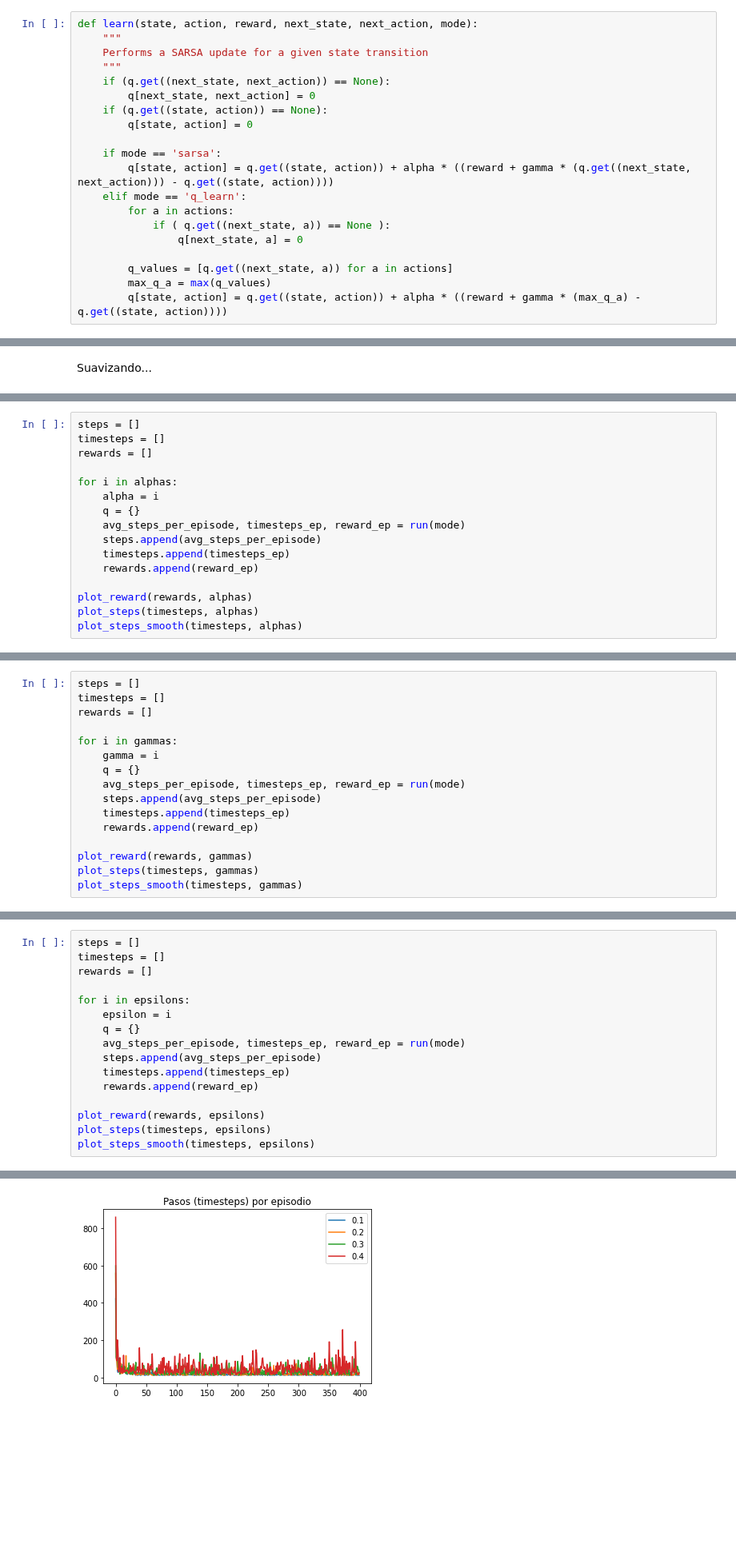
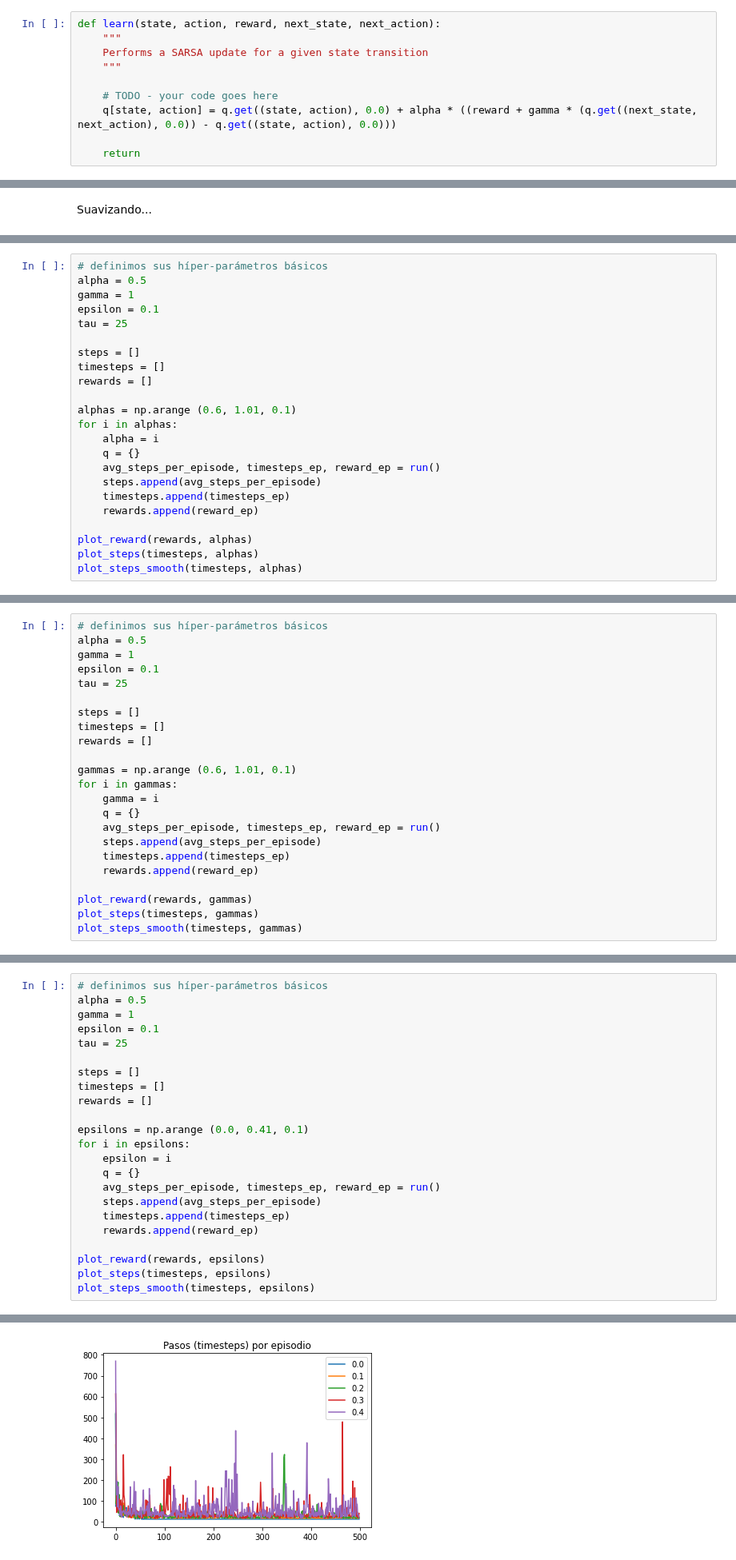
Before and after one commit to leoborgnino/AprendizajePorRefuerzos, a Jupyter notebook: lab_1_intro_rl.ipynb, the cells around one changed output, grey strips where cells are left out. Shown at 80% size. Cells and saved outputs as stored; diff of their text form; blank space fills up the shorter version.

```diff
--- a/lab_1_intro_rl.ipynb
+++ b/lab_1_intro_rl.ipynb
@@ -201,25 +238,15 @@ def choose_action(state):
 # %% [markdown]
 Definimos el esqueleto del método learn, el cuál toma una transición y cambia el dict de los valores de Q de acuerdo a algún algoritmo.
 # %%
-def learn(state, action, reward, next_state, next_action, mode):
+def learn(state, action, reward, next_state, next_action):
     """
     Performs a SARSA update for a given state transition
     """
-    if (q.get((next_state, next_action)) == None):
-        q[next_state, next_action] = 0
-    if (q.get((state, action)) == None):
-        q[state, action] = 0
 
-    if mode == 'sarsa':
-        q[state, action] = q.get((state, action)) + alpha * ((reward + gamma * (q.get((next_state, next_action))) - q.get((state, action))))
-    elif mode == 'q_learn':
-        for a in actions:
-            if ( q.get((next_state, a)) == None ):
-                q[next_state, a] = 0
+    # TODO - your code goes here
+    q[state, action] = q.get((state, action), 0.0) + alpha * ((reward + gamma * (q.get((next_state, next_action), 0.0)) - q.get((state, action), 0.0)))
 
-        q_values = [q.get((next_state, a)) for a in actions]
-        max_q_a = max(q_values)
-        q[state, action] = q.get((state, action)) + alpha * ((reward + gamma * (max_q_a) - q.get((state, action))))
+    return
 # %% [markdown]
 Finalmente, definimos el método principal de iteraciones.
 # %%
@@ -439,12 +549,19 @@ epsilons = np.arange (0.1, 0.4, 0.1)
 # %%
+# definimos sus híper-parámetros básicos
+alpha = 0.5
+gamma = 1
+epsilon = 0.1
+tau = 25
+
 steps = []
 timesteps = []
 rewards = []
 
+alphas = np.arange (0.6, 1.01, 0.1)
 for i in alphas:
     alpha = i
     q = {}
-    avg_steps_per_episode, timesteps_ep, reward_ep = run(mode)
+    avg_steps_per_episode, timesteps_ep, reward_ep = run()
     steps.append(avg_steps_per_episode)
     timesteps.append(timesteps_ep)
     rewards.append(reward_ep)
@@ -459,12 +578,19 @@ plot_steps_smooth(timesteps, alphas)
 # %%
+# definimos sus híper-parámetros básicos
+alpha = 0.5
+gamma = 1
+epsilon = 0.1
+tau = 25
+
 steps = []
 timesteps = []
 rewards = []
 
+gammas = np.arange (0.6, 1.01, 0.1)
 for i in gammas:
     gamma = i
     q = {}
-    avg_steps_per_episode, timesteps_ep, reward_ep = run(mode)
+    avg_steps_per_episode, timesteps_ep, reward_ep = run()
     steps.append(avg_steps_per_episode)
     timesteps.append(timesteps_ep)
     rewards.append(reward_ep)
@@ -479,12 +607,19 @@ plot_steps_smooth(timesteps, gammas)
 # %%
+# definimos sus híper-parámetros básicos
+alpha = 0.5
+gamma = 1
+epsilon = 0.1
+tau = 25
+
 steps = []
 timesteps = []
 rewards = []
 
+epsilons = np.arange (0.0, 0.41, 0.1)
 for i in epsilons:
     epsilon = i
     q = {}
-    avg_steps_per_episode, timesteps_ep, reward_ep = run(mode)
+    avg_steps_per_episode, timesteps_ep, reward_ep = run()
     steps.append(avg_steps_per_episode)
     timesteps.append(timesteps_ep)
     rewards.append(reward_ep)
@@ -497 +632 @@ plot_steps_smooth(timesteps, epsilons)
-[figure, old version]
+[figure, new version]
```
Also changed, not shown: parts of 38 cells of this notebook.
